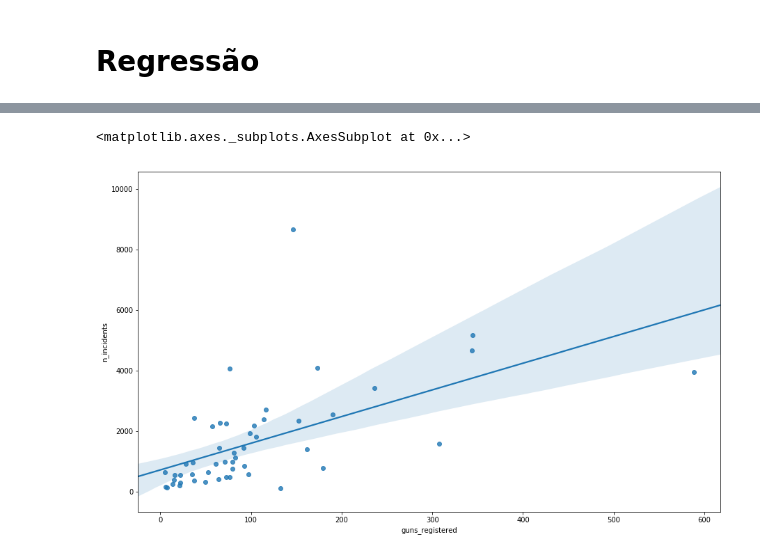
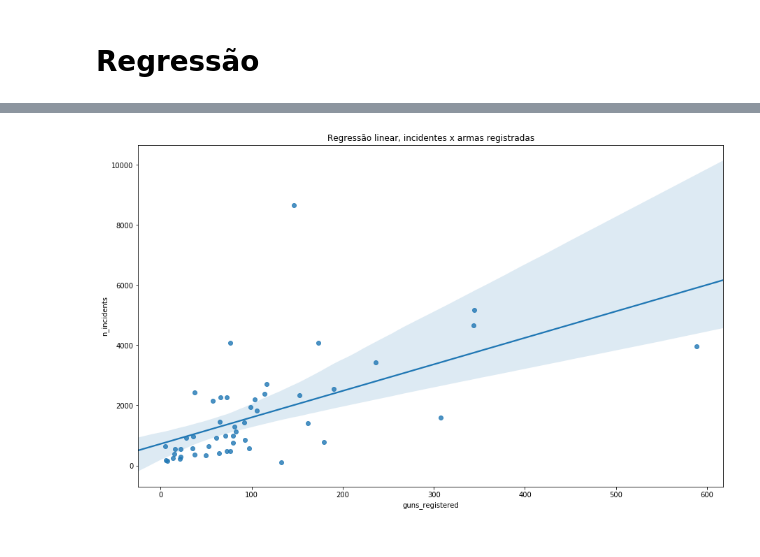
Before and after one commit to PedroPrisxzma/DataScience-Project, a Jupyter notebook: notebooks/Regression.ipynb, the cells around one changed output, grey strips where cells are left out. Drawn from its saved outputs; the diff is of its cells as text; code cells hidden in the pictures.

```diff
--- a/notebooks/Regression.ipynb
+++ b/notebooks/Regression.ipynb
@@ -39,5 +39,6 @@ R2: 0.24
 # %%
 sns.regplot(x='guns_registered', y='n_incidents', data=states)
+plt.title('Regressão linear, incidentes x armas registradas')
+plt.show()
 # %% [output]
-<matplotlib.axes._subplots.AxesSubplot at 0x...>
-[figure, old version]
+[figure, new version]
```
Also changed, not shown: parts of 2 cells of this notebook, 2 other files.
